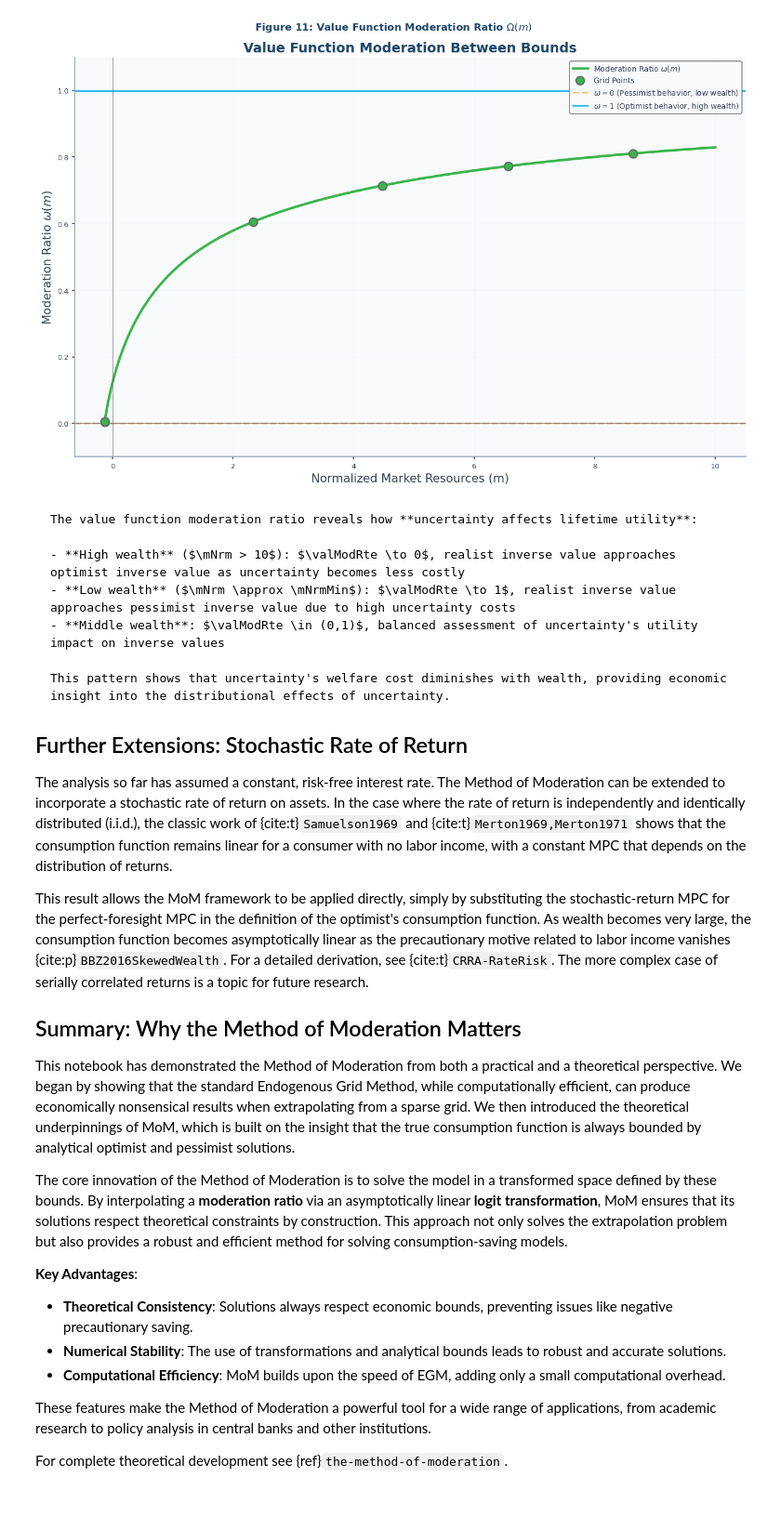
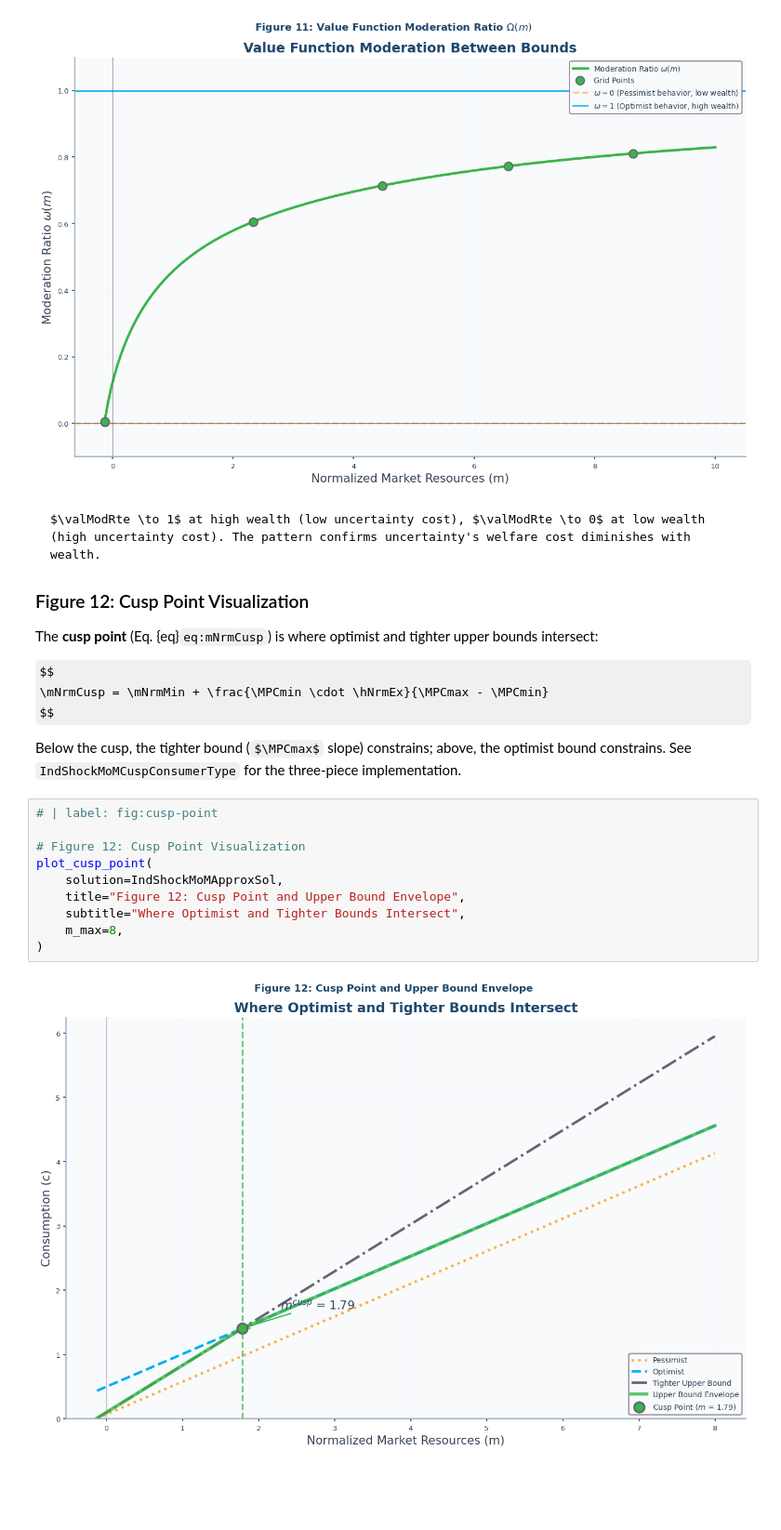
Before and after one commit to econ-ark/method-of-moderation, a Jupyter notebook: code/notebook.ipynb, the cells around one changed output. Shown at 93% size. Drawn from its saved outputs; the diff is of its cells as text; some formulas as TeX source; blank space fills up the shorter version.

````diff
--- a/code/notebook.ipynb
+++ b/code/notebook.ipynb
@@ -489,36 +401,28 @@ plot_moderation_ratio(
 # %% [output]
 [figure]
 # %% [markdown]
-```{note} Value Function Moderation Interpretation
-The value function moderation ratio reveals how **uncertainty affects lifetime utility**:
-
-- **High wealth** ($\mNrm > 10$): $\valModRte \to 0$, realist inverse value approaches optimist inverse value as uncertainty becomes less costly
-- **Low wealth** ($\mNrm \approx \mNrmMin$): $\valModRte \to 1$, realist inverse value approaches pessimist inverse value due to high uncertainty costs
-- **Middle wealth**: $\valModRte \in (0,1)$, balanced assessment of uncertainty's utility impact on inverse values
-
-This pattern shows that uncertainty's welfare cost diminishes with wealth, providing economic insight into the distributional effects of uncertainty.
+```{hint} Value Function Moderation Interpretation
+$\valModRte \to 1$ at high wealth (low uncertainty cost), $\valModRte \to 0$ at low wealth (high uncertainty cost). The pattern confirms uncertainty's welfare cost diminishes with wealth.
 ```
 
-## Further Extensions: Stochastic Rate of Return
+### Figure 12: Cusp Point Visualization
 
-The analysis so far has assumed a constant, risk-free interest rate. The Method of Moderation can be extended to incorporate a stochastic rate of return on assets. In the case where the rate of return is independently and identically distributed (i.i.d.), the classic work of {cite:t}`Samuelson1969` and {cite:t}`Merton1969,Merton1971` shows that the consumption function remains linear for a consumer with no labor income, with a constant MPC that depends on the distribution of returns.
+The **cusp point** (Eq. {eq}`eq:mNrmCusp`) is where optimist and tighter upper bounds intersect:
 
-This result allows the MoM framework to be applied directly, simply by substituting the stochastic-return MPC for the perfect-foresight MPC in the definition of the optimist's consumption function. As wealth becomes very large, the consumption function becomes asymptotically linear as the precautionary motive related to labor income vanishes {cite:p}`BBZ2016SkewedWealth`. For a detailed derivation, see {cite:t}`CRRA-RateRisk`. The more complex case of serially correlated returns is a topic for future research.
+$$
+\mNrmCusp = \mNrmMin + \frac{\MPCmin \cdot \hNrmEx}{\MPCmax - \MPCmin}
+$$
 
-## Summary: Why the Method of Moderation Matters
-
-This notebook has demonstrated the Method of Moderation from both a practical and a theoretical perspective. We began by showing that the standard Endogenous Grid Method, while computationally efficient, can produce economically nonsensical results when extrapolating from a sparse grid. We then introduced the theoretical underpinnings of MoM, which is built on the insight that the true consumption function is always bounded by analytical optimist and pessimist solutions.
-
-The core innovation of the Method of Moderation is to solve the model in a transformed space defined by these bounds. By interpolating a **moderation ratio** via an asymptotically linear **logit transformation**, MoM ensures that its solutions respect theoretical constraints by construction. This approach not only solves the extrapolation problem but also provides a robust and efficient method for solving consumption-saving models.
-
-**Key Advantages**:
-
-* **Theoretical Consistency**: Solutions always respect economic bounds, preventing issues like negative precautionary saving.
-* **Numerical Stability**: The use of transformations and analytical bounds leads to robust and accurate solutions.
-* **Computational Efficiency**: MoM builds upon the speed of EGM, adding only a small computational overhead.
-
-These features make the Method of Moderation a powerful tool for a wide range of applications, from academic research to policy analysis in central banks and other institutions.
-
-For complete theoretical development see {ref}`the-method-of-moderation`.
-
-```
+Below the cusp, the tighter bound ($\MPCmax$ slope) constrains; above, the optimist bound constrains. See `IndShockMoMCuspConsumerType` for the three-piece implementation.
+# %%
+# | label: fig:cusp-point
+
+# Figure 12: Cusp Point Visualization
+plot_cusp_point(
+    solution=IndShockMoMApproxSol,
+    title="Figure 12: Cusp Point and Upper Bound Envelope",
+    subtitle="Where Optimist and Tighter Bounds Intersect",
+    m_max=8,
+)
+# %% [output]
+[figure, added]
````
Also changed, not shown: parts of 17 cells of this notebook, 10 other files.
